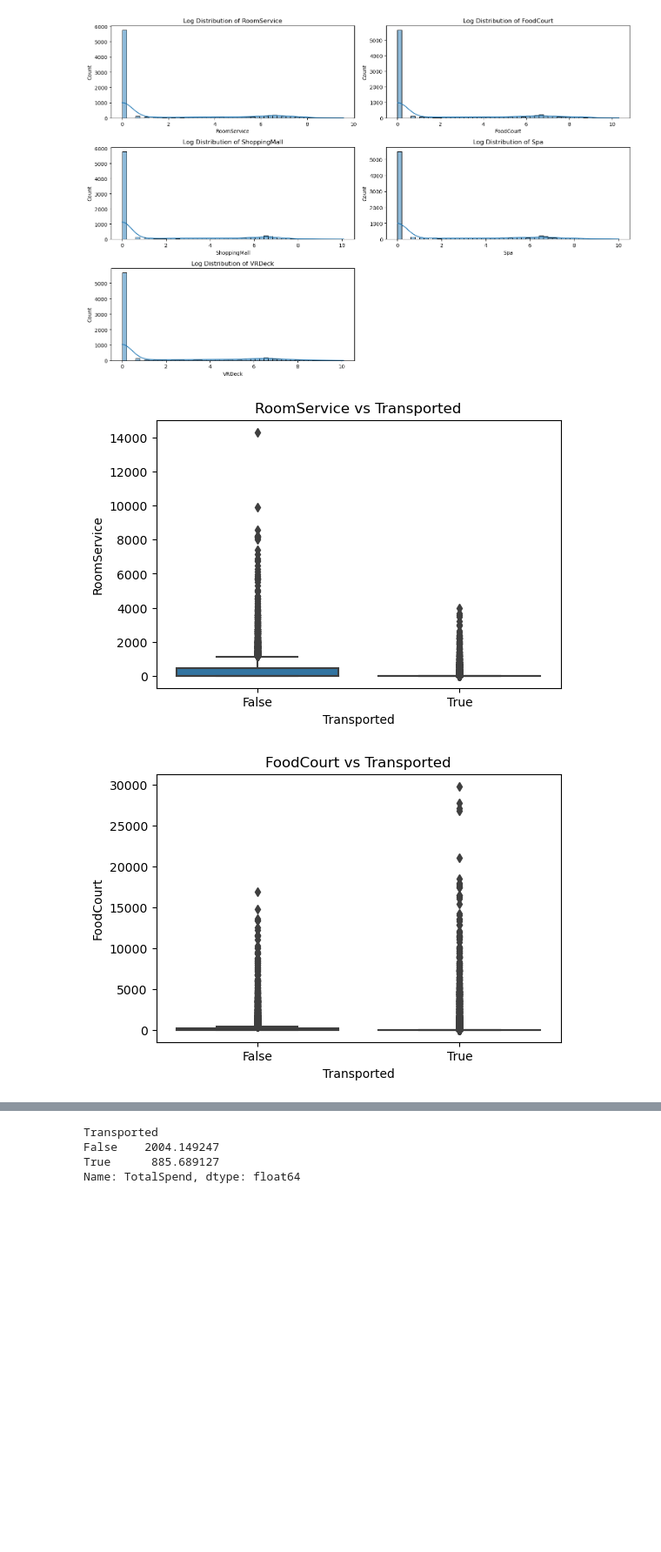
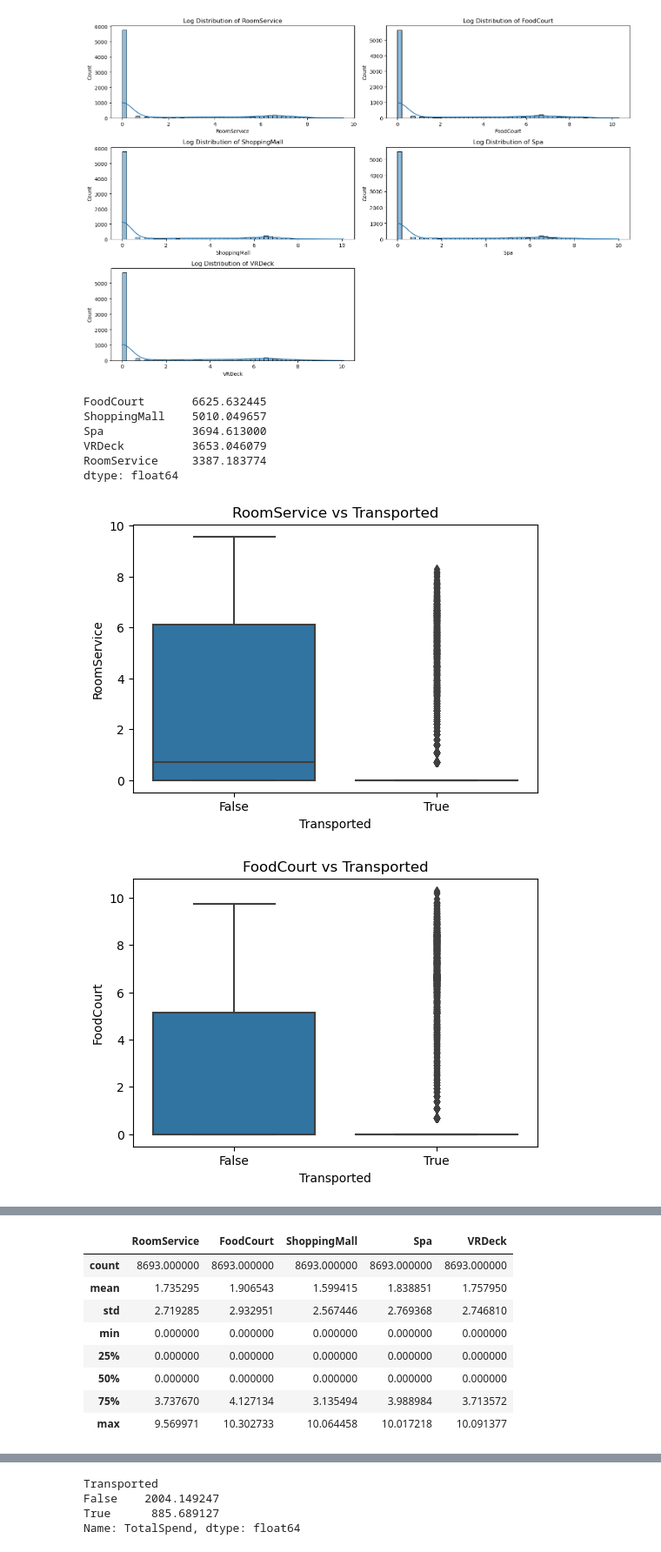
Before and after one commit to DivyeshRBhavsar/Spaceship_titanic, a Jupyter notebook: EDA and Feature Engineering.ipynb, the cells around one changed output, grey strips where cells are left out. Shown at 87% size. Saved outputs shown, nothing was run; the diff lists cells and outputs as text; code cells hidden in the pictures; blank space fills up the shorter version.

```diff
--- a/EDA and Feature Engineering.ipynb
+++ b/EDA and Feature Engineering.ipynb
@@ -119,39 +57,3 @@ test_data['GroupSurvivalRate'] = test_data['Group'].map(group_rate_dict)
-# %%
-train_data['CombinedSurvivalRate'] = train_data['FamilySurvivalRate'].fillna(
-    train_data['GroupSurvivalRate']
-)
-test_data['CombinedSurvivalRate'] = test_data['FamilySurvivalRate'].fillna(
-    test_data['GroupSurvivalRate']
-)
-
-# If BOTH are missing (solo traveler with no name), fill with -1
-train_data['CombinedSurvivalRate'] = train_data['CombinedSurvivalRate'].fillna(-1)
-test_data['CombinedSurvivalRate'] = test_data['CombinedSurvivalRate'].fillna(-1)
-
-
-# Fill FamilySize_Name missing with 1 (solo)
-train_data['FamilySize_Name'] = train_data['FamilySize_Name'].fillna(1)
-test_data['FamilySize_Name'] = test_data['FamilySize_Name'].fillna(1)
-
-# ============================
-# 8. Create helpful flags
-# ============================
-# Did we get info from family name?
-train_data['Has_Family_Info'] = train_data['FamilySurvivalRate'].notna().astype(int)
-test_data['Has_Family_Info'] = test_data['FamilySurvivalRate'].notna().astype(int)
-
-# All family transported?
-train_data['Family_All_Transported'] = (train_data['CombinedSurvivalRate'] == 1.0).astype(int)
-test_data['Family_All_Transported'] = (test_data['CombinedSurvivalRate'] == 1.0).astype(int)
-
-# No family transported?
-train_data['Family_None_Transported'] = (train_data['CombinedSurvivalRate'] == 0.0).astype(int)
-test_data['Family_None_Transported'] = (test_data['CombinedSurvivalRate'] == 0.0).astype(int)
-
-
-drop_cols = ['Name', 'LastName', 'FamilySurvivalRate', 'GroupSurvivalRate']
-train_data = train_data.drop(columns=[col for col in drop_cols if col in train_data.columns])
-test_data = test_data.drop(columns=[col for col in drop_cols if col in test_data.columns])
 # %%
 
 test_data.describe()
@@ -219,11 +121,26 @@ plt.show()
 # %% [output]
 [figure]
 # %%
+train_data[spend_cols] = np.log1p(train_data[spend_cols])
+train_data[spend_cols].describe()
+
+true_df = train_data[train_data['Transported'] == True]
+
+true_spend_summary = true_df[spend_cols].sum().sort_values(ascending=False)
+
+print(true_spend_summary)
 for col in spend_cols:
     plt.figure(figsize=(6,4))
     sns.boxplot(data=train_data, x='Transported', y=col)
     plt.title(f"{col} vs Transported")
     plt.show()
+train_data[spend_cols].describe()
 # %% [output]
+FoodCourt       6625.632445
+ShoppingMall    5010.049657
+Spa             3694.613000
+VRDeck          3653.046079
+RoomService     3387.183774
+dtype: float64
-[figure, old version]
+[figure, new version]
-[figure, old version]
+[figure, new version]
@@ -233,3 +150,12 @@ for col in spend_cols:
+|  | RoomService | FoodCourt | ShoppingMall | Spa | VRDeck |
+| count | 8693.000000 | 8693.000000 | 8693.000000 | 8693.000000 | 8693.000000 |
+| mean | 1.735295 | 1.906543 | 1.599415 | 1.838851 | 1.757950 |
+| std | 2.719285 | 2.932951 | 2.567446 | 2.769368 | 2.746810 |
+| min | 0.000000 | 0.000000 | 0.000000 | 0.000000 | 0.000000 |
+| 25% | 0.000000 | 0.000000 | 0.000000 | 0.000000 | 0.000000 |
+| 50% | 0.000000 | 0.000000 | 0.000000 | 0.000000 | 0.000000 |
+| 75% | 3.737670 | 4.127134 | 3.135494 | 3.988984 | 3.713572 |
+| max | 9.569971 | 10.302733 | 10.064458 | 10.017218 | 10.091377 |
 # %%
 sns.histplot(data=train_data, x='Age', hue='Transported', kde=True)
 plt.title("Age distribution by Transported")
```
Also changed, not shown: parts of 16 cells of this notebook, 9 other files.
